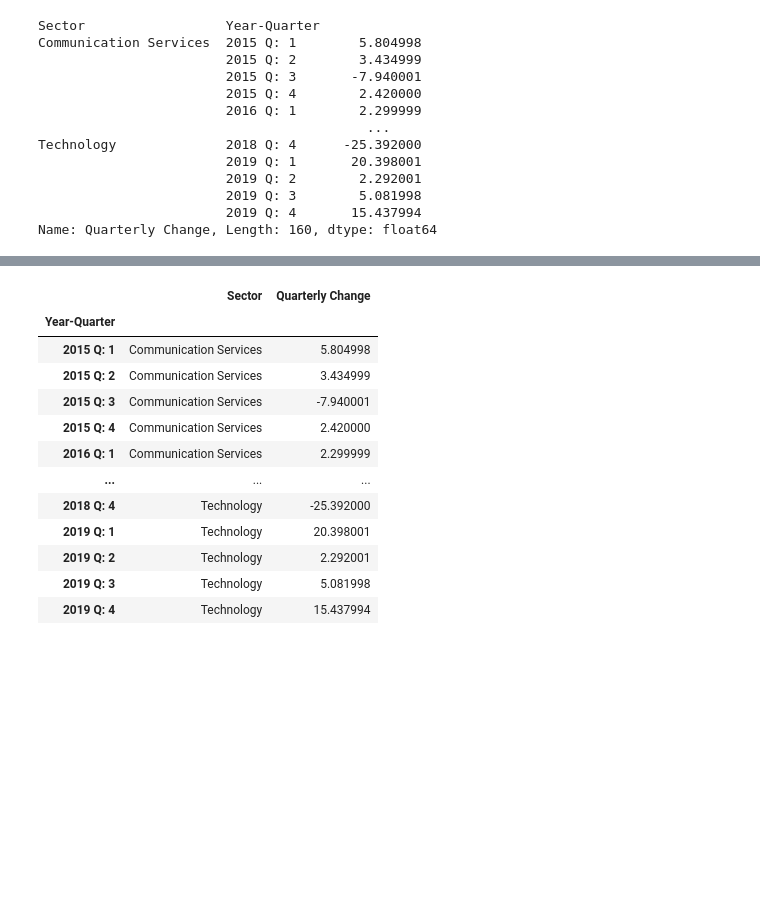
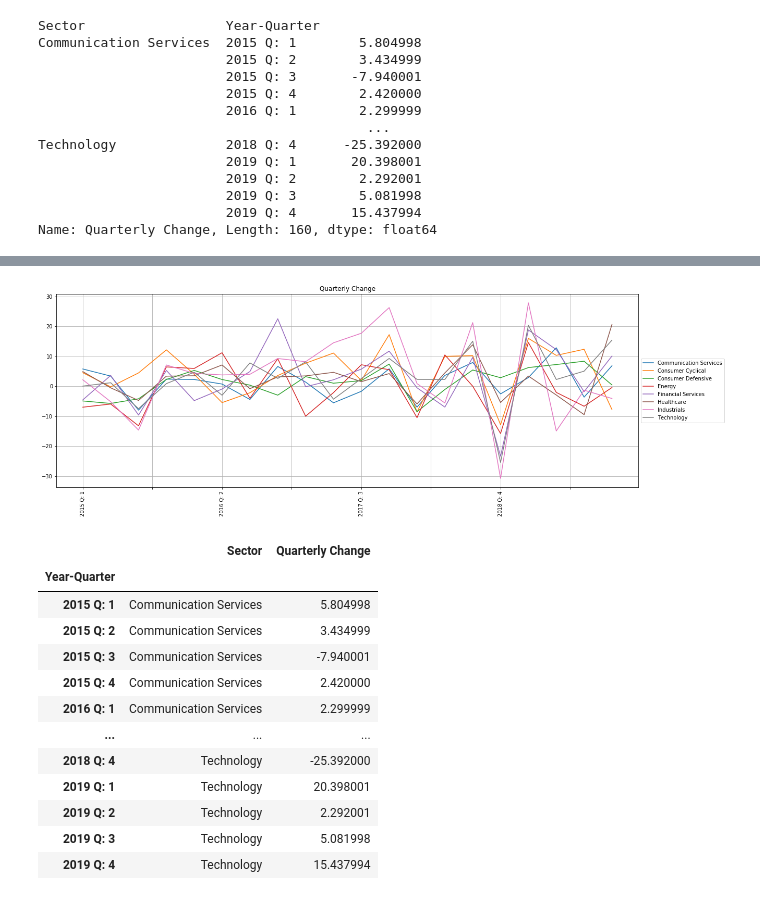
Before and after one commit to Jdshah06/S-P-500-Stock-Analysis, a Jupyter notebook: Project Dow Test.ipynb, the cells around one changed output, grey strips where cells are left out. Saved outputs shown, nothing was run; the diff lists cells and outputs as text; code cells hidden in the pictures; blank space fills up the shorter version.

```diff
--- a/Project Dow Test.ipynb
+++ b/Project Dow Test.ipynb
@@ -424,3 +427,10 @@ Technology              2018 Q: 4      -25.392000
                         2019 Q: 3        5.081998
                         2019 Q: 4       15.437994
 Name: Quarterly Change, Length: 160, dtype: float64
+# %%
+stocks_quarter_graph_index= pd.DataFrame(stocks_quarter_g)
+stocks_quarter_graph_index = stocks_quarter_graph_index.unstack(level=0)
+stocks_quarter_graph_index = stocks_quarter_graph_index.reset_index()
+stocks_quarter_graph_index.columns = stocks_quarter_graph_index.columns.droplevel()
+stocks_quarter_graph_index.set_index("", inplace= True)
+stocks_quarter_graph_index
@@ -427,3 +456,19 @@ Name: Quarterly Change, Length: 160, dtype: float64
+# %%
+fig = plt.figure(figsize = (20,15))
+ax1 = fig.add_subplot(2,1,1)
+#ax2 = fig.add_subplot(2,1,2)
+
+stocks_quarter_graph_index.plot(ax=ax1)
+#ax2.plot(x_axis, s_p_df['Close'], label="S&P 500")
+
+ax1.set_title('Quarterly Change')
+ax1,plt.xticks(rotation=90)
+ax1.legend(loc='center left', bbox_to_anchor=(1, 0.5))
+#ax2.legend(loc='center left', bbox_to_anchor=(1, 0.5))
+
+ax1.grid()
+# %% [output]
+[figure, added]
 # %%
 stocks_quarter_graph_index= pd.DataFrame(stocks_quarter_g)
 stocks_quarter_graph=stocks_quarter_graph_index.reset_index()
```
Also changed, not shown: parts of 26 cells of this notebook, 1 other file.
